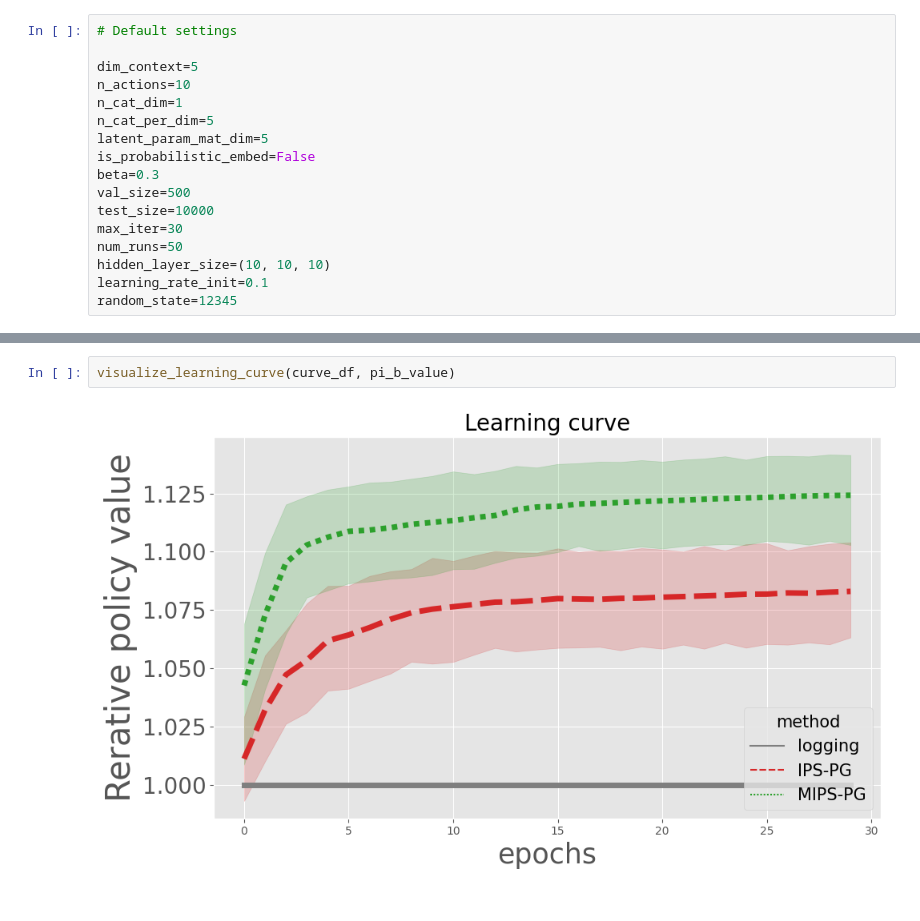
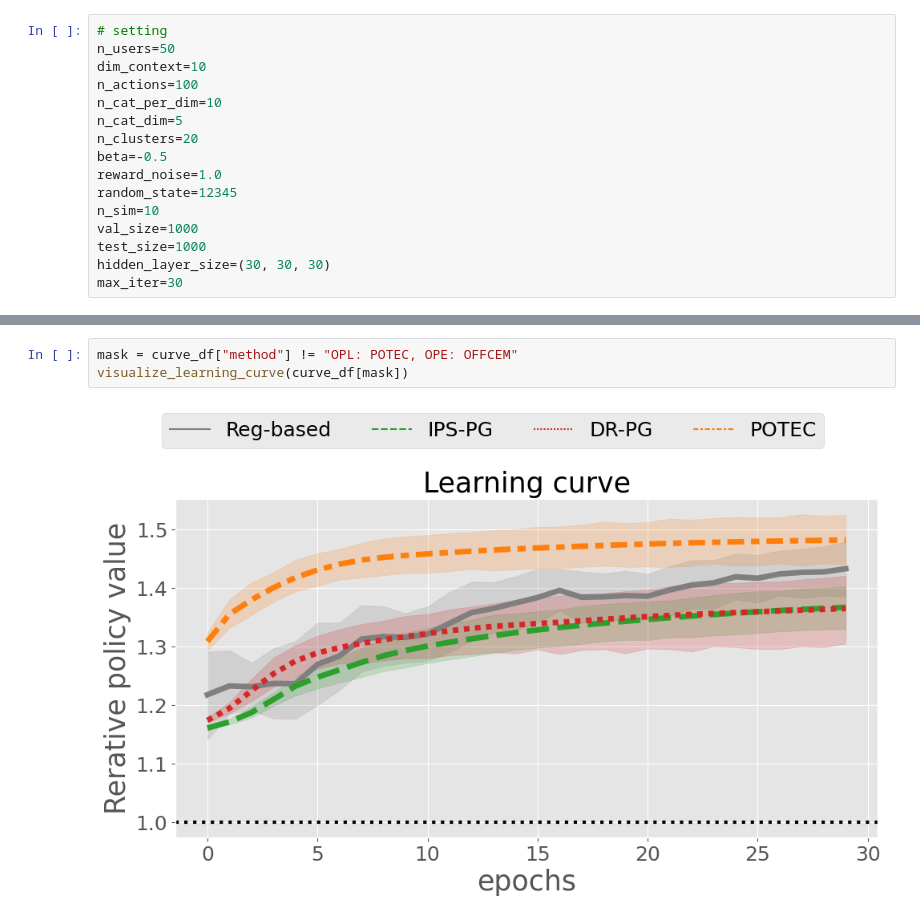
Before and after one commit to tatsuki1107/cfml_tutorial, a Jupyter notebook: action_embed/opl.ipynb, the cells around one changed output, grey strips where cells are left out. Cells and saved outputs as stored; diff of their text form.

Commit message:
add OPL experiments to perform POTEC

```diff
--- a/action_embed/opl.ipynb
+++ b/action_embed/opl.ipynb
@@ -11,18 +17,17 @@ from opl_plot import visualize_learning_curve, visualize_test_value
 # %%
-# Default settings
-
-dim_context=5
-n_actions=10
-n_cat_dim=1
-n_cat_per_dim=5
-latent_param_mat_dim=5
-is_probabilistic_embed=False
-beta=0.3
-val_size=500
-test_size=10000
+# setting
+n_users=50
+dim_context=10
+n_actions=100
+n_cat_per_dim=10
+n_cat_dim=5
+n_clusters=20
+beta=-0.5
+reward_noise=1.0
+random_state=12345
+n_sim=10
+val_size=1000
+test_size=1000
+hidden_layer_size=(30, 30, 30)
 max_iter=30
-num_runs=50
-hidden_layer_size=(10, 10, 10)
-learning_rate_init=0.1
-random_state=12345
 # %%
@@ -78,4 +122,5 @@ curve_df.reset_index(inplace=True)
 # %%
-visualize_learning_curve(curve_df, pi_b_value)
+mask = curve_df["method"] != "OPL: POTEC, OPE: OFFCEM"
+visualize_learning_curve(curve_df[mask])
 # %% [output]
-[figure, old version]
+[figure, new version]
```
Also changed, not shown: parts of 5 cells of this notebook, 4 other files.
